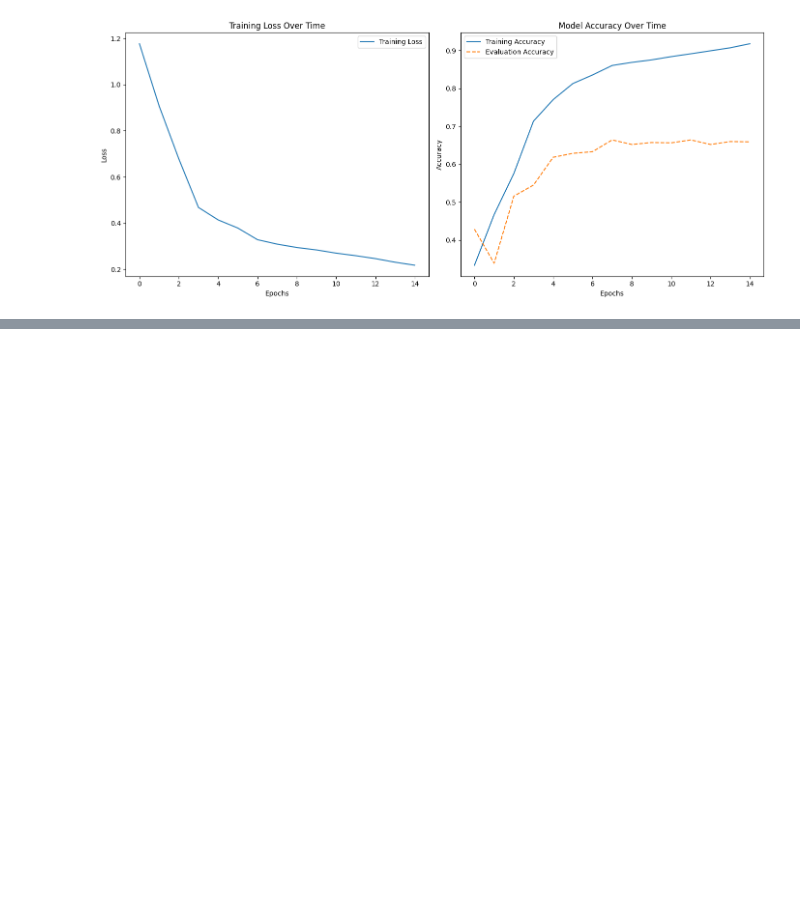
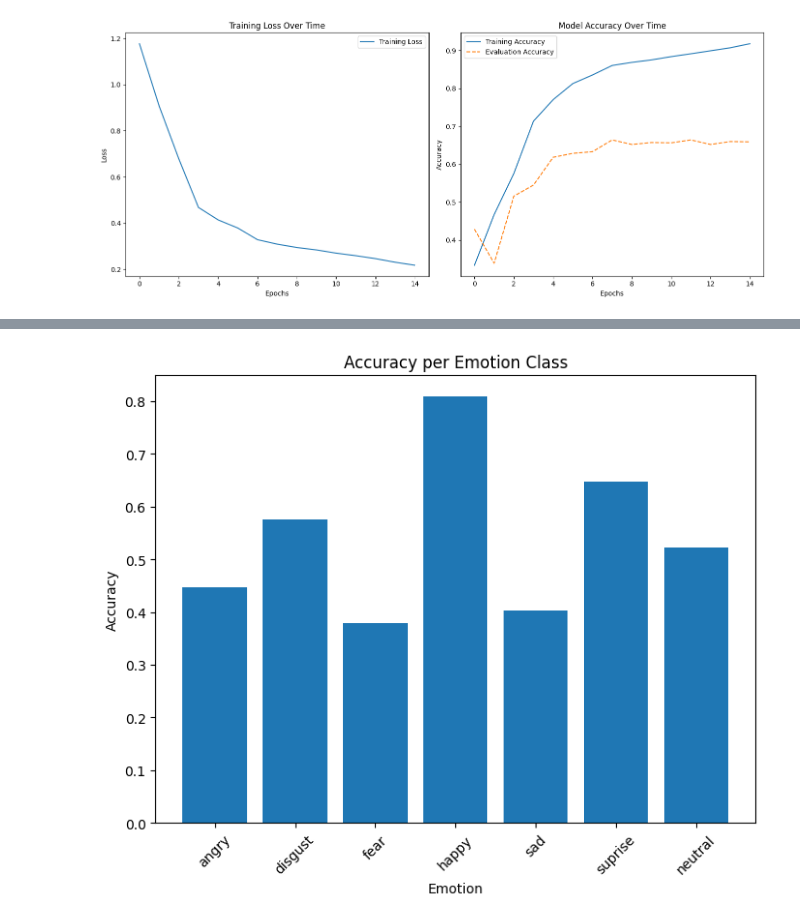
Before and after one commit to kadijaismail112/EmotionRecML, a Jupyter notebook: moe.ipynb, the cells around one changed output, grey strips where cells are left out. Saved outputs shown, nothing was run; the diff lists cells and outputs as text; code cells hidden in the pictures; blank space fills up the shorter version.

```diff
--- a/moe.ipynb
+++ b/moe.ipynb
@@ -447,0 +593,12 @@ with open('e2_checkpoints/e2_meta_data.pkl', 'rb') as file:
+# %%
+a = calculate_class_accuracies(m_p, m_t)
+
+plt.figure(figsize=(8, 6))
+plt.bar(emotion_labels, a.values())
+plt.xlabel('Emotion')
+plt.ylabel('Accuracy')
+plt.title('Accuracy per Emotion Class')
+plt.xticks(rotation=45)
+plt.show()
+# %% [output]
+[figure, added]
```
Also changed, not shown: parts of 7 cells of this notebook, 1 other file.
